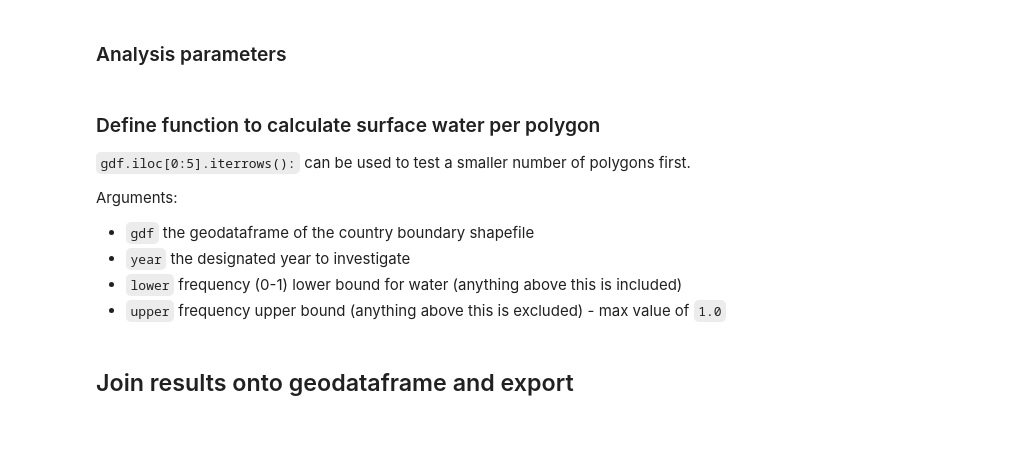
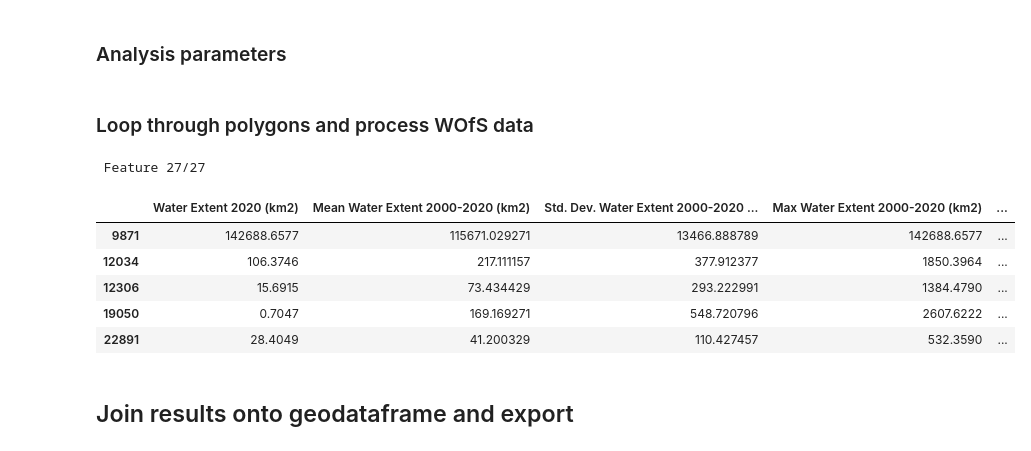
Before and after one commit to digitalearthafrica/wofs-validation, a Jupyter notebook: 03_Figures_for_paper/Plot_WofS_by_country.ipynb, the cells around one changed output. Saved outputs shown, nothing was run; the diff lists cells and outputs as text; code cells hidden in the pictures.

```diff
--- a/03_Figures_for_paper/Plot_WofS_by_country.ipynb
+++ b/03_Figures_for_paper/Plot_WofS_by_country.ipynb
@@ -42,6 +37,7 @@ Country boundary shapefile sourced from [openAFRICA](https://open.africa/dataset
 # %% [markdown]
 ### Load shapefile
 # %%
-vector_file = "data/african_countries.shp"
+vector_file = "data/africa_basins_100000km2.shp"
+output_suffix = 'basins'
 gdf = gpd.read_file(vector_file)
 gdf.head()
@@ -51,7 +54,7 @@ gdf.head()
 # Set the year you want to compare
 year = '2020'
 # %%
-attribute_col = 'name'
+attribute_col = 'BASIN_ID'
 measurements = ['frequency']
 resolution = (-30,30)
 output_crs = 'EPSG:6933'
@@ -62,14 +65,7 @@ query = {'measurements': measurements,
          'dask_chunks':dict(x=1000,y=1000)
          }
 # %% [markdown]
-### Define function to calculate surface water per polygon
-`gdf.iloc[0:5].iterrows():` can be used to test a smaller number of polygons first.
-
-Arguments:
-* `gdf` the geodataframe of the country boundary shapefile
-* `year` the designated year to investigate
-* `lower` frequency (0-1) lower bound for water (anything above this is included)
-* `upper` frequency upper bound (anything above this is excluded) - max value of `1.0`
+### Loop through polygons and process WOfS data
 # %%
 #store results in dict
 year_area = {}
@@ -90,7 +86,7 @@ gc.set_threshold(g0*2, g1*2, g2*2)
 i = 0
 
 # Loop through polygons in geodataframe and extract satellite data
-for index, row in gdf[21:].iterrows():
+for index, row in gdf.iterrows():
 
     print(" Feature {:02}/{:02}\r".format(i + 1, len(gdf)),
                   end='')
@@ -149,36 +145,45 @@ for index, row in gdf[21:].iterrows():
     change_perc.update({country: diff_percent})
     anomaly.update({country: anomaly_year})
     i += 1
+# %% [output]
+ Feature 27/27
 # %%
 df = pd.DataFrame.from_dict(
     [
         year_area,
         area_mean,
         area_std,
         area_max,
         area_min,
         area_idxmax,
         area_idxmin,
         diff,
         change_perc,
         anomaly,
     ]
 ).T.rename(
     {
         0: "Water Extent " + year + " (km2)",
         1: "Mean Water Extent 2000-2020 (km2)",
         2: "Std. Dev. Water Extent 2000-2020 (km2)",
         3: "Max Water Extent 2000-2020 (km2)",
         4: "Min Water Extent 2000-2020 (km2)",
-        5: "Year of Max Water Extent 2000-2020 (km2)",
-        6: "Year of Min Water Extent 2000-2020 (km2)",
+        5: "Year of Max Water Extent 2000-2020",
+        6: "Year of Min Water Extent 2000-2020",
         7: "Difference in Water Extent: " + year + " - Mean (km2)",
         8: "Percentage Difference in Water Extent: " + year + " - Mean (km2)",
         9: "Standardised Anomaly in Water Extent: (" + year + " - Mean) / Std.dev.",
     },
     axis=1,
 )
 
 df.head()
+# %% [output]
+|  | Water Extent 2020 (km2) | Mean Water Extent 2000-2020 (km2) | Std. Dev. Water Extent 2000-2020 ... | Max Water Extent 2000-2020 (km2) | ... |
+| 9871 | 142688.6577 | 115671.029271 | 13466.888789 | 142688.6577 | ... |
+| 12034 | 106.3746 | 217.111157 | 377.912377 | 1850.3964 | ... |
+| 12306 | 15.6915 | 73.434429 | 293.222991 | 1384.4790 | ... |
+| 19050 | 0.7047 | 169.169271 | 548.720796 | 2607.6222 | ... |
+| 22891 | 28.4049 | 41.200329 | 110.427457 | 532.3590 | ... |
 # %% [markdown]
 ## Join results onto geodataframe and export
```
Also changed, not shown: parts of 59 cells of this notebook, 34 other files.
